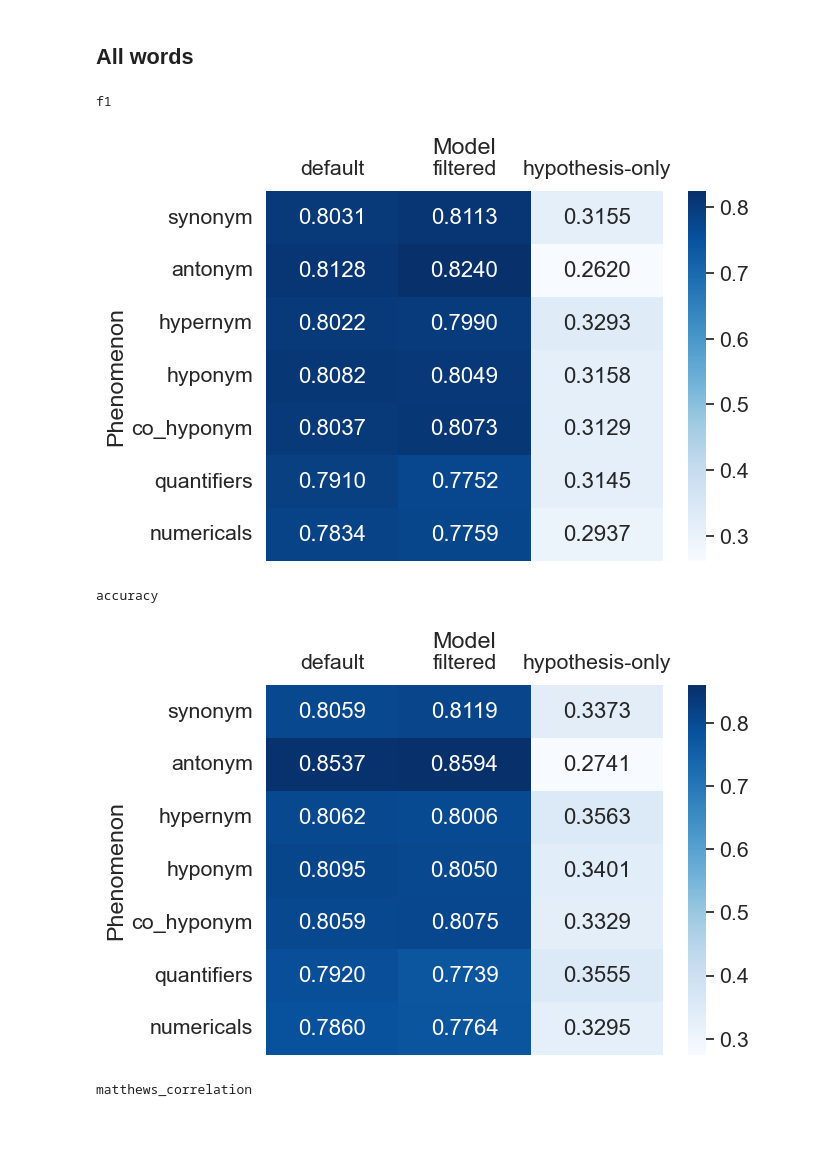
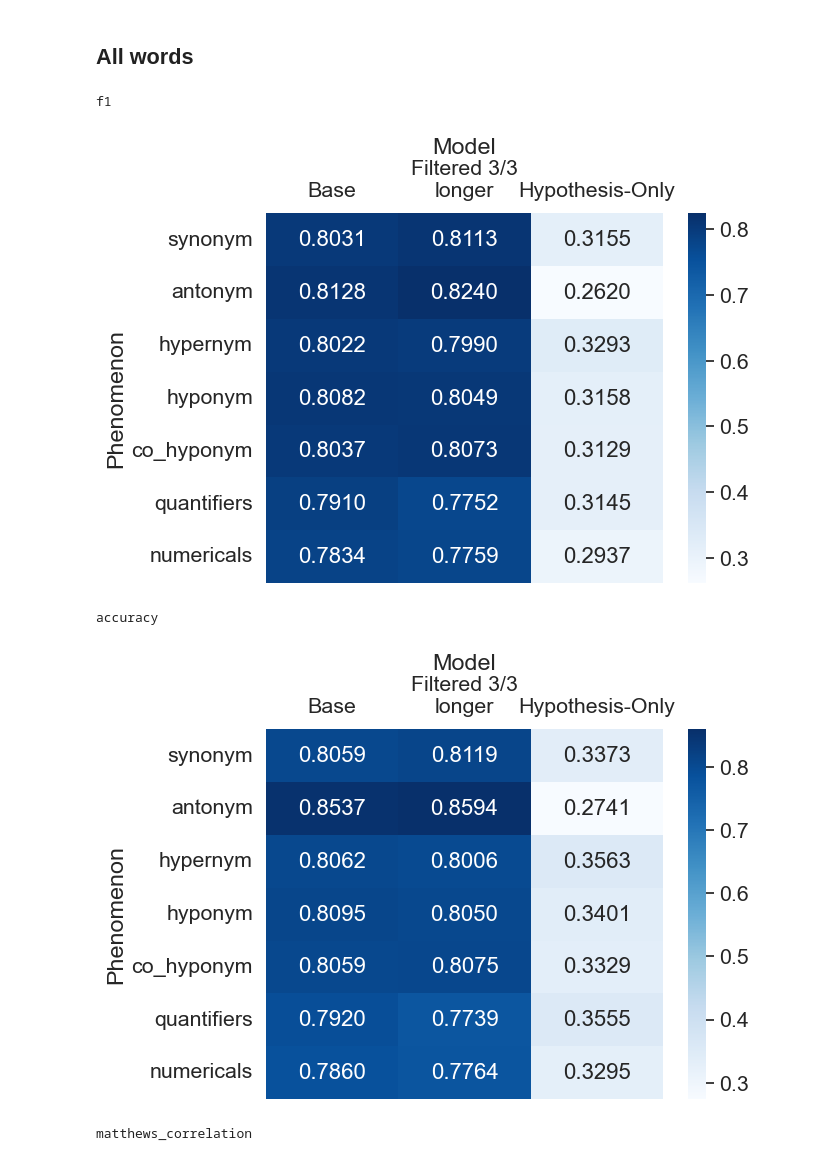
Before and after one commit to study-group-lit/lit, a Jupyter notebook: visualisations/metric_heatmaps_phenomena.ipynb, the cells around one changed output. Cells and saved outputs as stored; diff of their text form; code cells hidden in the pictures; blank space fills up the shorter version.

```diff
--- a/visualisations/metric_heatmaps_phenomena.ipynb
+++ b/visualisations/metric_heatmaps_phenomena.ipynb
@@ -11,8 +11,8 @@ metrics = ["f1", "accuracy", "matthews_correlation"]
 ## Important words
 # %%
 path_mapping = {
-    "default": "../scripts/metrics_by_phenomena/results/roberta-base-finetuned-mnli.json",
-    "filtered": "../scripts/metrics_by_phenomena/results/roberta-base-finetuned-mnli-maximum_two_6.json",
+    "Base": "../scripts/metrics_by_phenomena/results/roberta-base-finetuned-mnli.json",
+    "Filtered 3/3 longer": "../scripts/metrics_by_phenomena/results/roberta-base-finetuned-mnli-maximum_two_6.json",
     "hypothesis-only": "../scripts/metrics_by_phenomena/results/roberta-base-finetuned-mnli-hypothesis-only.json"
 }
 
@@ -38,25 +38,25 @@ matthews_correlation
 ## All words
 # %%
 path_mapping = {
-    "default": "../scripts/metrics_by_phenomena_all_words/results/roberta-base-finetuned-mnli.json",
-    "filtered": "../scripts/metrics_by_phenomena_all_words/results/roberta-base-finetuned-mnli-maximum_two_6.json",
-    "hypothesis-only": "../scripts/metrics_by_phenomena_all_words/results/roberta-base-finetuned-mnli-hypothesis-only.json"
+    "Base": "../scripts/metrics_by_phenomena_all_words/results/roberta-base-finetuned-mnli.json",
+    "Filtered 3/3 longer": "../scripts/metrics_by_phenomena_all_words/results/roberta-base-finetuned-mnli-maximum_two_6.json",
+    "Hypothesis-Only": "../scripts/metrics_by_phenomena_all_words/results/roberta-base-finetuned-mnli-hypothesis-only.json"
 }
 
 for metric in metrics:
     metric_data = []
     for model in path_mapping.items():
         model_data = []
         with open(model[1], "r") as f:
             metrics_data = json.load(f)
             for phenomenon_data in metrics_data:
                 model_data.append(phenomenon_data[metric])
         metric_data.append(model_data)
     print(metric)
     plot_metric_heatmap_phenomena(np.array(metric_data).T, save_path=f"../report/images/metric_heatmaps_phenomena/all_words/{metric}.pdf")
 # %% [output]
 f1
-[figure, old version]
+[figure, new version]
 accuracy
-[figure, old version]
+[figure, new version]
 matthews_correlation
```
Also changed, not shown: parts of 2 cells of this notebook, 10 other files.
